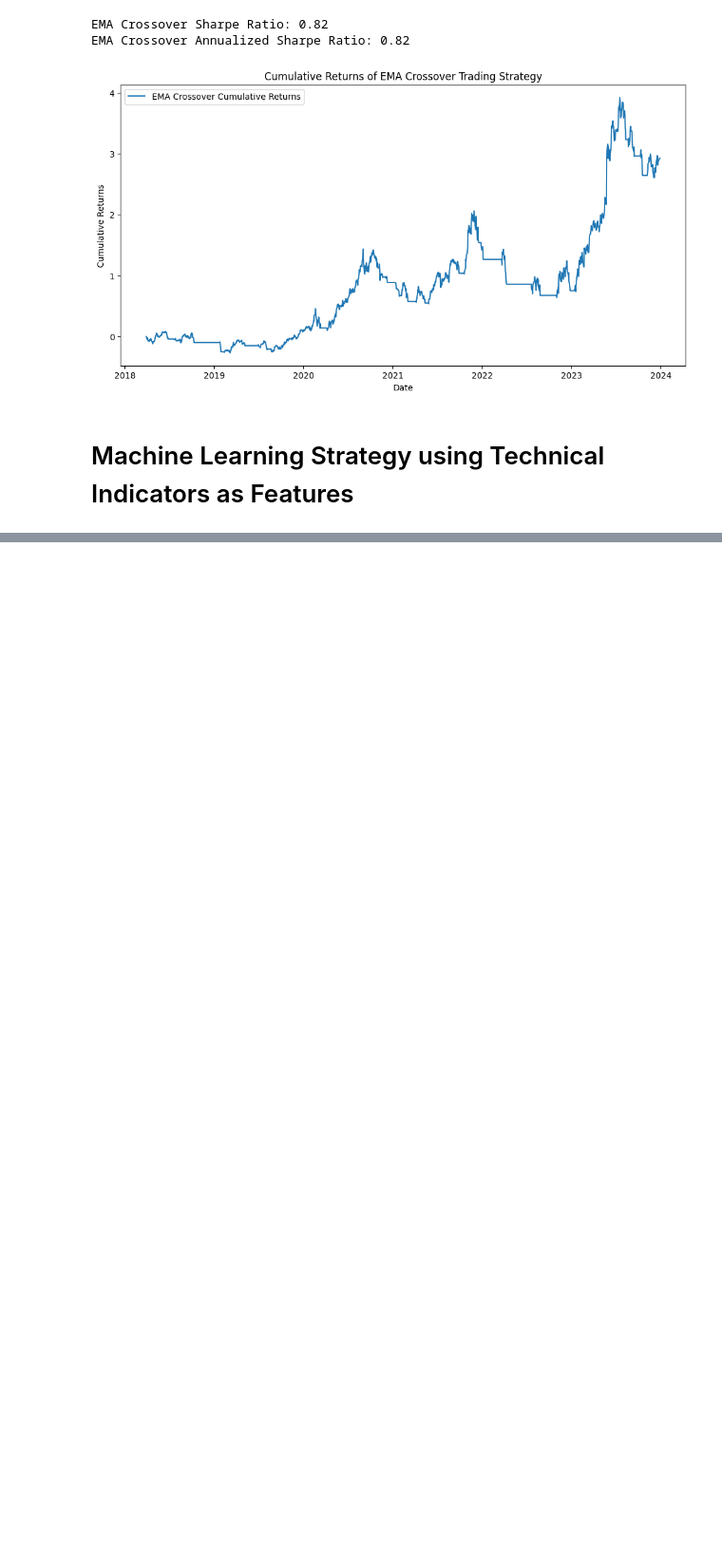
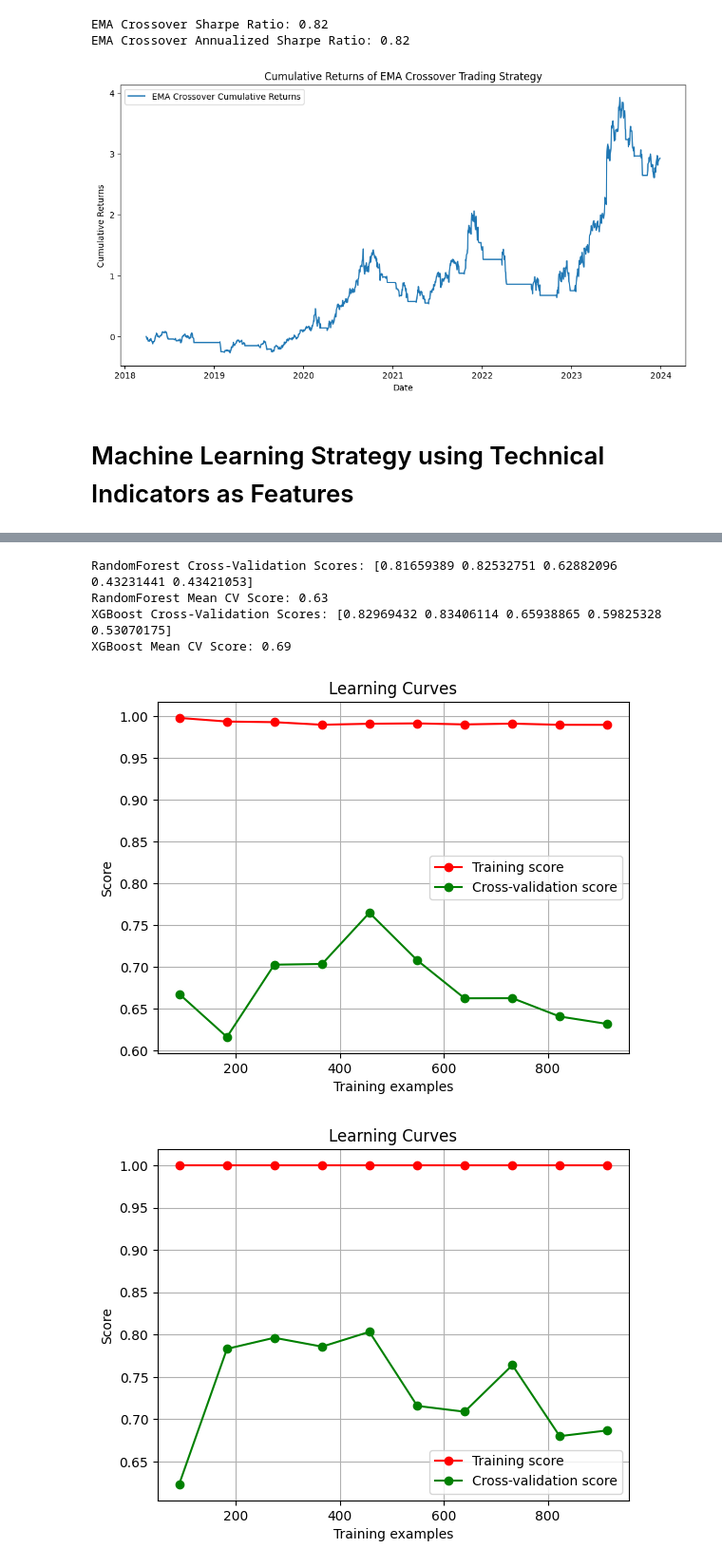
Before and after one commit to astronaut505/tradingtroll, a Jupyter notebook: buyorbye.ipynb, the cells around one changed output, grey strips where cells are left out. Shown at 95% size. Cells and saved outputs as stored; diff of their text form; code cells hidden in the pictures; blank space fills up the shorter version.

```diff
--- a/buyorbye.ipynb
+++ b/buyorbye.ipynb
@@ -215,18 +218,20 @@ Best parameters for RandomForest: {'max_depth': 10, 'min_samples_leaf': 1, 'min_
 # %%
+from xgboost import XGBClassifier
 from sklearn.model_selection import GridSearchCV
-import xgboost as xgb
 
-# Define the parameter grid for XGBoost with adjusted sensitivity
+# Define the parameter grid with regularization
 param_grid_xgb = {
-    'n_estimators': [100, 150],
-    'max_depth': [4, 6],
-    'learning_rate': [0.1, 0.2],
+    'n_estimators': [50, 100, 150],
+    'max_depth': [3, 4, 5],
+    'learning_rate': [0.01, 0.1, 0.2],
     'subsample': [0.8, 0.9],
-    'colsample_bytree': [0.8, 0.9]
+    'colsample_bytree': [0.8, 0.9],
+    'reg_alpha': [0, 0.01, 0.1],  # L1 regularization term on weights
+    'reg_lambda': [1, 1.5, 2]  # L2 regularization term on weights
 }
 
 # Initialize XGBClassifier
-xgb_model = xgb.XGBClassifier(eval_metric='logloss')
+xgb_model = XGBClassifier(eval_metric='logloss')
 
 # Perform Grid Search with cross-validation
 grid_search_xgb = GridSearchCV(estimator=xgb_model, param_grid=param_grid_xgb, cv=5, n_jobs=-1, verbose=2)
@@ -238,4 +243,5 @@ print("Best parameters for XGBoost:", grid_search_xgb.best_params_)
 
 # Predictions with the best XGBoost model
 xgb_predictions = best_xgb_model.predict(X_test)
+print(f"XGBoost - Training Accuracy: {best_xgb_model.score(X_train, y_train):.2f}, Testing Accuracy: {best_xgb_model.score(X_test, y_test):.2f}")
 # %% [output]
@@ -320,0 +328,43 @@ plt.show()
+# %%
+from sklearn.model_selection import cross_val_score
+
+# Perform cross-validation for RandomForest
+rf_cv_scores = cross_val_score(best_rf_model, X_train, y_train, cv=5)
+print(f"RandomForest Cross-Validation Scores: {rf_cv_scores}")
+print(f"RandomForest Mean CV Score: {rf_cv_scores.mean():.2f}")
+
+# Perform cross-validation for XGBoost
+xgb_cv_scores = cross_val_score(best_xgb_model, X_train, y_train, cv=5)
+print(f"XGBoost Cross-Validation Scores: {xgb_cv_scores}")
+print(f"XGBoost Mean CV Score: {xgb_cv_scores.mean():.2f}")
+# %% [output]
+RandomForest Cross-Validation Scores: [0.81659389 0.82532751 0.62882096 0.43231441 0.43421053]
+RandomForest Mean CV Score: 0.63
+XGBoost Cross-Validation Scores: [0.82969432 0.83406114 0.65938865 0.59825328 0.53070175]
+XGBoost Mean CV Score: 0.69
+# %%
+from sklearn.model_selection import learning_curve
+
+def plot_learning_curve(estimator, X, y, cv=5):
+    train_sizes, train_scores, test_scores = learning_curve(estimator, X, y, cv=cv, n_jobs=-1, train_sizes=np.linspace(0.1, 1.0, 10))
+    train_scores_mean = np.mean(train_scores, axis=1)
+    test_scores_mean = np.mean(test_scores, axis=1)
+
+    plt.figure()
+    plt.plot(train_sizes, train_scores_mean, 'o-', color="r", label="Training score")
+    plt.plot(train_sizes, test_scores_mean, 'o-', color="g", label="Cross-validation score")
+    plt.title('Learning Curves')
+    plt.xlabel('Training examples')
+    plt.ylabel('Score')
+    plt.legend(loc="best")
+    plt.grid()
+    plt.show()
+
+# Plot learning curve for RandomForest
+plot_learning_curve(best_rf_model, X_train, y_train)
+
+# Plot learning curve for XGBoost
+plot_learning_curve(best_xgb_model, X_train, y_train)
+# %% [output]
+[figure, added]
+[figure, added]
```
Also changed, not shown: parts of 10 cells of this notebook.
